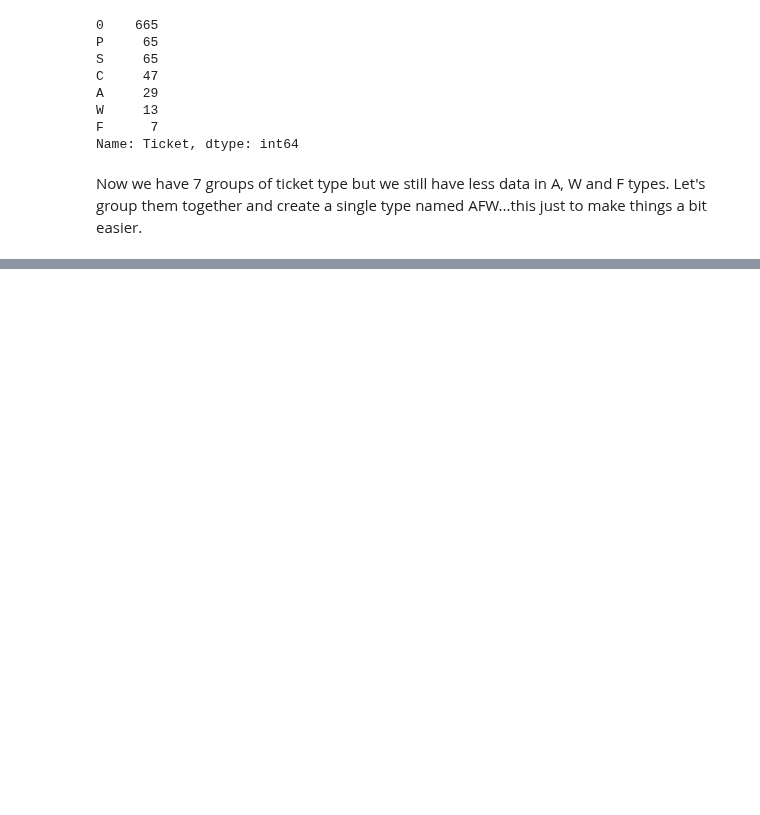
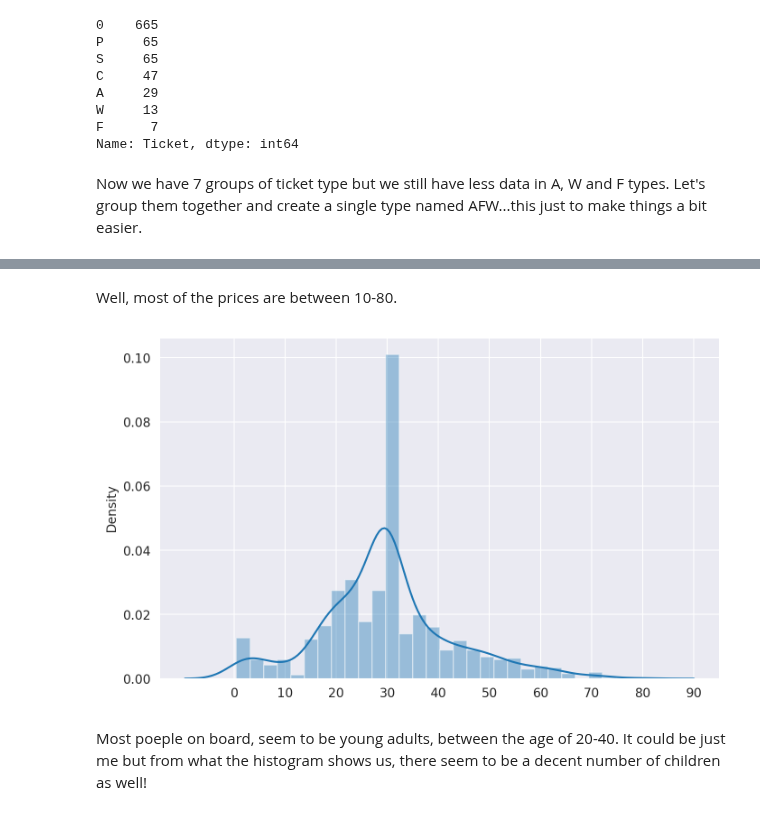
Before and after one commit to muhammadanas0716/Machine-Learning-101, a Jupyter notebook: Titanic - Machine Learning from Disaster/Project Notebook.ipynb, the cells around one changed output, grey strips where cells are left out. Drawn from its saved outputs; the diff is of its cells as text; code cells hidden in the pictures; blank space fills up the shorter version.

```diff
--- a/Titanic - Machine Learning from Disaster/Project Notebook.ipynb
+++ b/Titanic - Machine Learning from Disaster/Project Notebook.ipynb
@@ -305,0 +308,12 @@ array(['Mr', 'Mrs', 'Miss', 'Master', 'Don', 'Rev', 'Dr', 'Mme', 'Ms',
+# %% [markdown]
+Well, most of the prices are between 10-80.
+# %%
+# Distribution of age
+plt.figure(figsize=(8, 5), dpi=200)
+sns.distplot(x=titanic_df["Age"])
+plt.xticks(np.arange(0, 100, 10))
+plt.show()
+# %% [output]
+[figure, added]
+# %% [markdown]
+Most poeple on board, seem to be young adults, between the age of 20-40. It could be just me but from what the histogram shows us, there seem to be a decent number of children as well!
```
Also changed, not shown: parts of 42 cells of this notebook.
